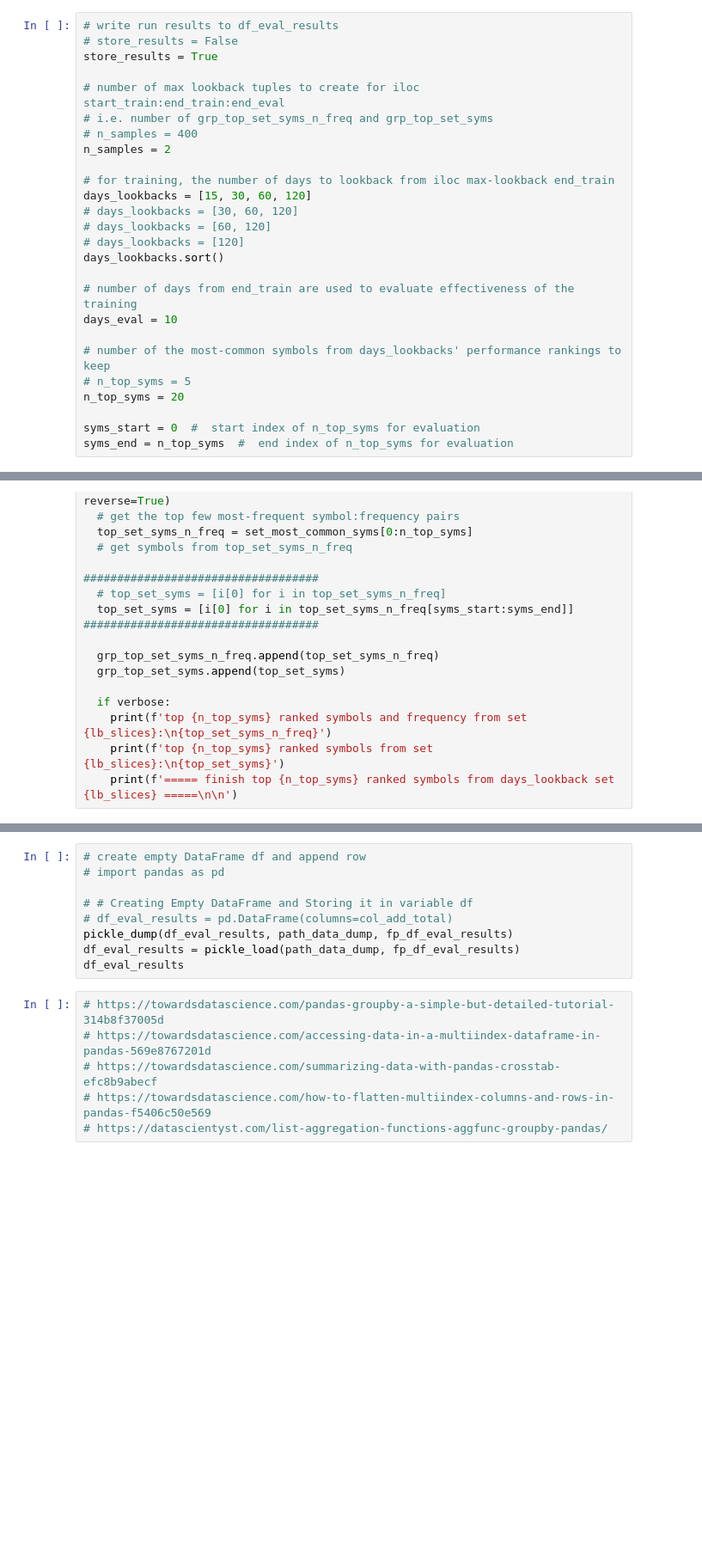
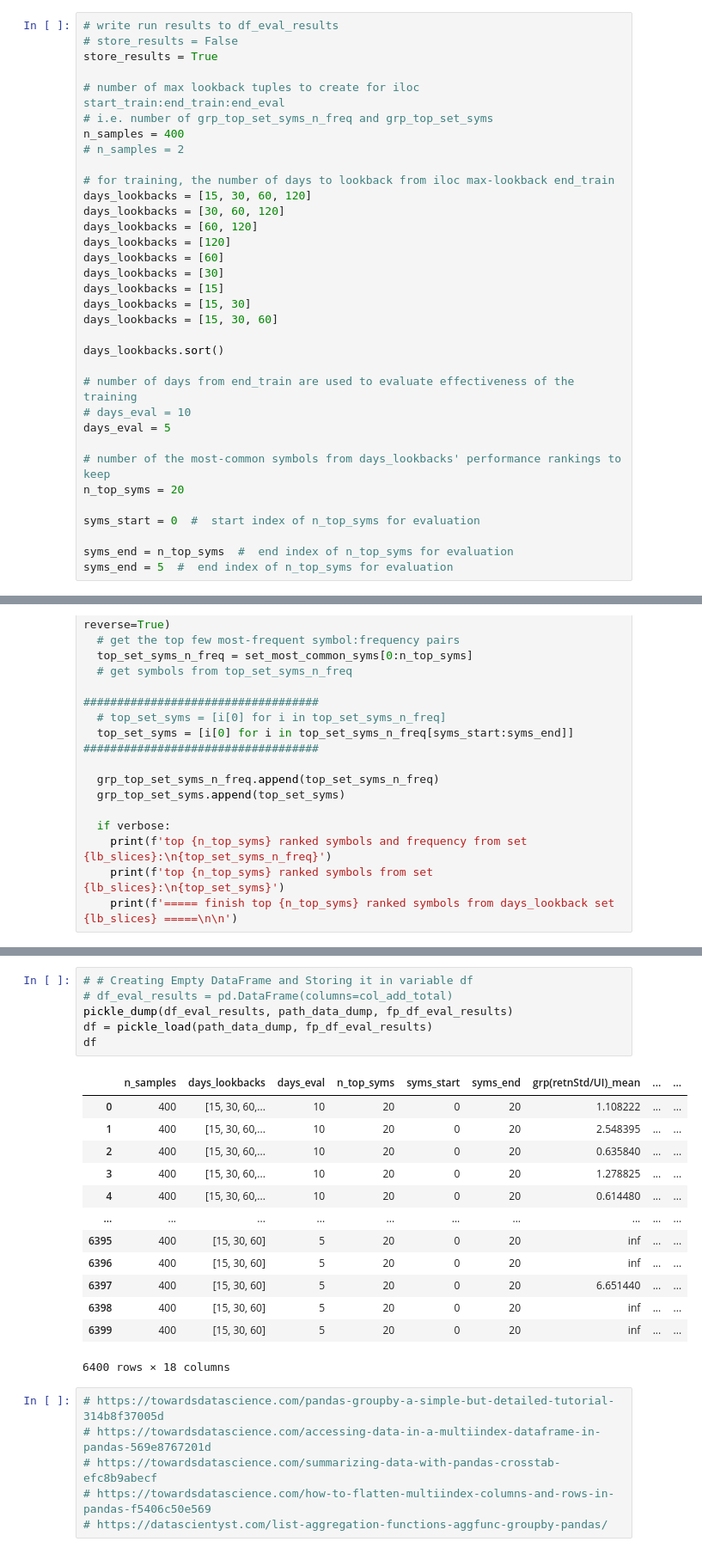
Before and after one commit to pympk/py379, a Jupyter notebook: yf_7.ipynb, the cells around one changed output, grey strips where cells are left out. Shown at 86% size. Saved outputs shown, nothing was run; the diff lists cells and outputs as text; blank space fills up the shorter version.

```diff
--- a/yf_7.ipynb
+++ b/yf_7.ipynb
@@ -44,25 +46,33 @@ store_results = True
 
 # number of max lookback tuples to create for iloc start_train:end_train:end_eval
 # i.e. number of grp_top_set_syms_n_freq and grp_top_set_syms
-# n_samples = 400
-n_samples = 2
+n_samples = 400
+# n_samples = 2
 
 # for training, the number of days to lookback from iloc max-lookback end_train
 days_lookbacks = [15, 30, 60, 120]
-# days_lookbacks = [30, 60, 120]
-# days_lookbacks = [60, 120]
-# days_lookbacks = [120]
+days_lookbacks = [30, 60, 120]
+days_lookbacks = [60, 120]
+days_lookbacks = [120]
+days_lookbacks = [60]
+days_lookbacks = [30]
+days_lookbacks = [15]
+days_lookbacks = [15, 30]
+days_lookbacks = [15, 30, 60]
+
 days_lookbacks.sort()
 
 # number of days from end_train are used to evaluate effectiveness of the training
-days_eval = 10
+# days_eval = 10
+days_eval = 5
 
 # number of the most-common symbols from days_lookbacks' performance rankings to keep
-# n_top_syms = 5
 n_top_syms = 20
 
 syms_start = 0  #  start index of n_top_syms for evaluation
+
 syms_end = n_top_syms  #  end index of n_top_syms for evaluation
+syms_end = 5  #  end index of n_top_syms for evaluation
 # %% [markdown]
 create a sets of iloc lookback slices (start_train:end_train:end_eval), where
 end_train - start_train = days_lookback
@@ -240,12 +305,23 @@ for i, (_lookback_slice, _top_set_syms) in enumerate(z_grp_top_set_syms):
 # %%
-# create empty DataFrame df and append row
-# import pandas as pd
-
 # # Creating Empty DataFrame and Storing it in variable df
 # df_eval_results = pd.DataFrame(columns=col_add_total)
 pickle_dump(df_eval_results, path_data_dump, fp_df_eval_results)
-df_eval_results = pickle_load(path_data_dump, fp_df_eval_results)
-df_eval_results
+df = pickle_load(path_data_dump, fp_df_eval_results)
+df
+# %% [output]
+|  | n_samples | days_lookbacks | days_eval | n_top_syms | syms_start | syms_end | grp(retnStd/UI)_mean | ... | ... |
+| 0 | 400 | [15, 30, 60,... | 10 | 20 | 0 | 20 | 1.108222 | ... | ... |
+| 1 | 400 | [15, 30, 60,... | 10 | 20 | 0 | 20 | 2.548395 | ... | ... |
+| 2 | 400 | [15, 30, 60,... | 10 | 20 | 0 | 20 | 0.635840 | ... | ... |
+| 3 | 400 | [15, 30, 60,... | 10 | 20 | 0 | 20 | 1.278825 | ... | ... |
+| 4 | 400 | [15, 30, 60,... | 10 | 20 | 0 | 20 | 0.614480 | ... | ... |
+| ... | ... | ... | ... | ... | ... | ... | ... | ... | ... |
+| 6395 | 400 | [15, 30, 60] | 5 | 20 | 0 | 20 | inf | ... | ... |
+| 6396 | 400 | [15, 30, 60] | 5 | 20 | 0 | 20 | inf | ... | ... |
+| 6397 | 400 | [15, 30, 60] | 5 | 20 | 0 | 20 | 6.651440 | ... | ... |
+| 6398 | 400 | [15, 30, 60] | 5 | 20 | 0 | 20 | inf | ... | ... |
+| 6399 | 400 | [15, 30, 60] | 5 | 20 | 0 | 20 | inf | ... | ... |
+6400 rows × 18 columns
 # %%
 # https://towardsdatascience.com/pandas-groupby-a-simple-but-detailed-tutorial-314b8f37005d
 # https://towardsdatascience.com/accessing-data-in-a-multiindex-dataframe-in-pandas-569e8767201d
```
Also changed, not shown: parts of 17 cells of this notebook, 2 other files.
